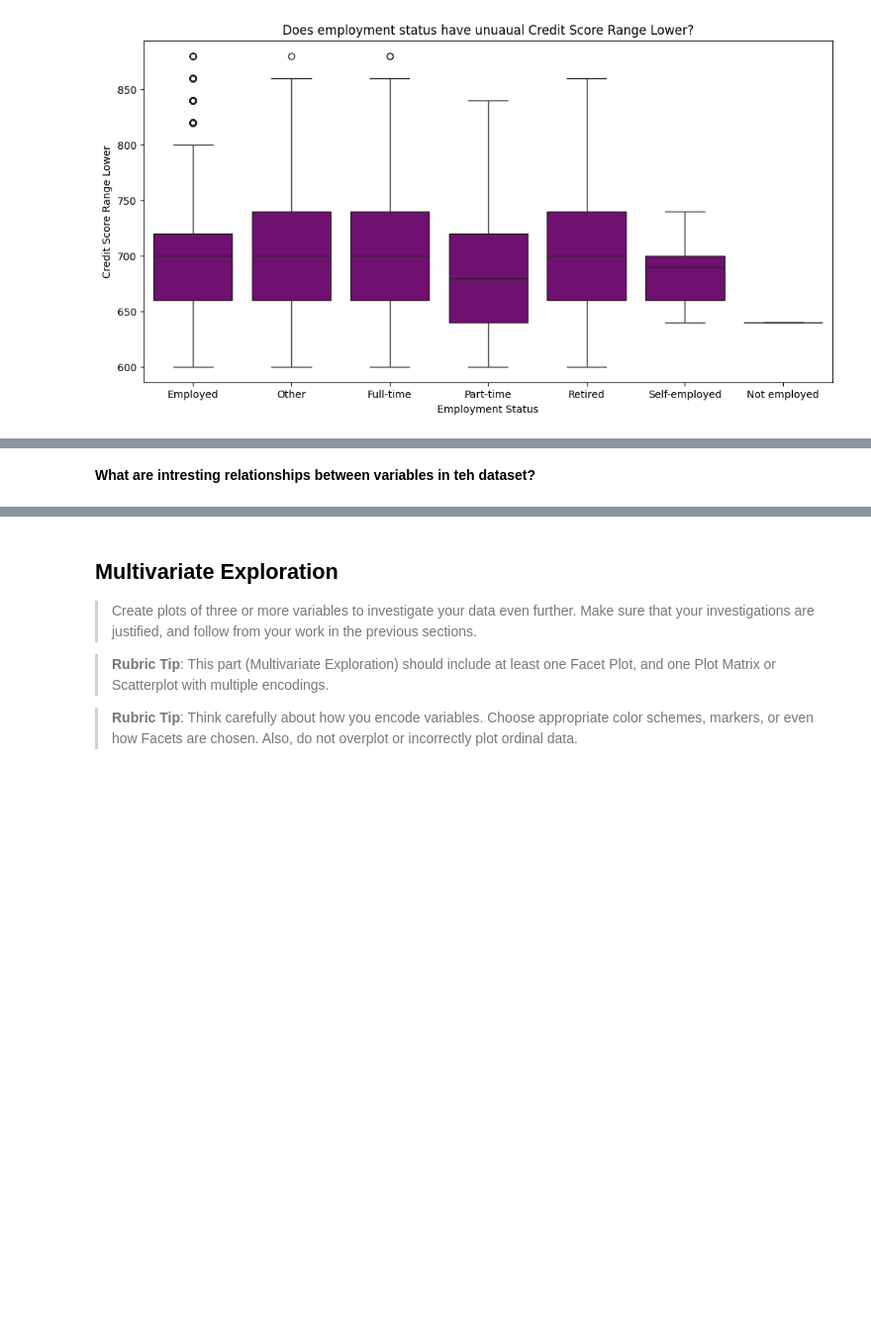
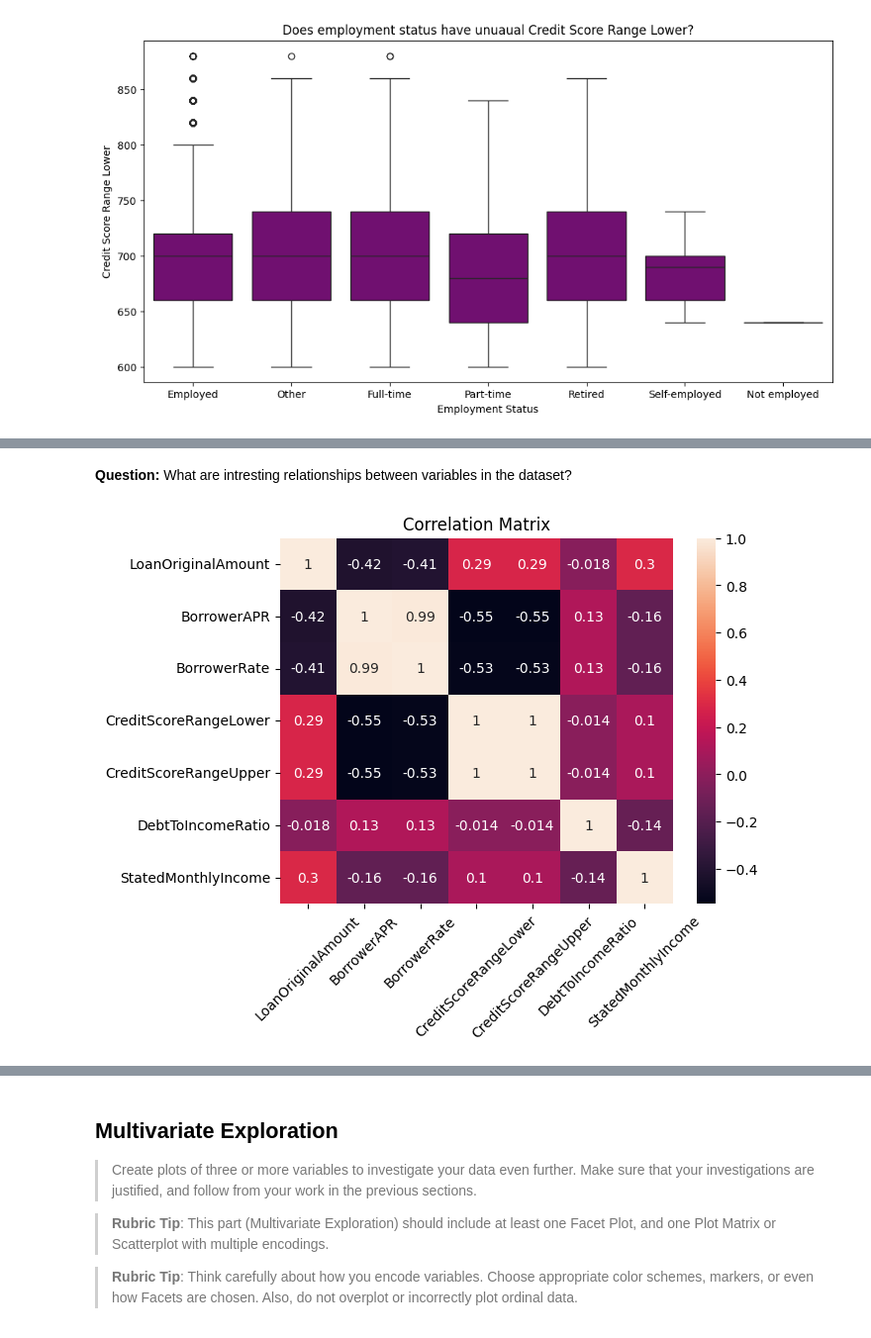
Before and after one commit to sondosaabed/Prosper-Loan-Analysis, a Jupyter notebook: Part_I_exploration.ipynb, the cells around one changed output, grey strips where cells are left out. Shown at 99% size. Drawn from its saved outputs; the diff is of its cells as text; code cells hidden in the pictures; blank space fills up the shorter version.

```diff
--- a/Part_I_exploration.ipynb
+++ b/Part_I_exploration.ipynb
@@ -614,3 +644,13 @@ plt.legend(title='Employment Status');
 # %% [markdown]
-**What are intresting relationships between variables in teh dataset?**
+**Question:** What are intresting relationships between variables in the dataset?
+# %%
+intrest_vars = ['LoanOriginalAmount', 'BorrowerAPR', 'BorrowerRate',
+    'CreditScoreRangeLower', 'CreditScoreRangeUpper',
+    'DebtToIncomeRatio', 'StatedMonthlyIncome']
+subset = df[intrest_vars]
+sns.heatmap(subset.corr(), annot=True)
+plt.xticks(rotation = 45)
+plt.title("Correlation Matrix");
+# %% [output]
+[figure, added]
 # %%
```
Also changed, not shown: parts of 21 cells of this notebook.
